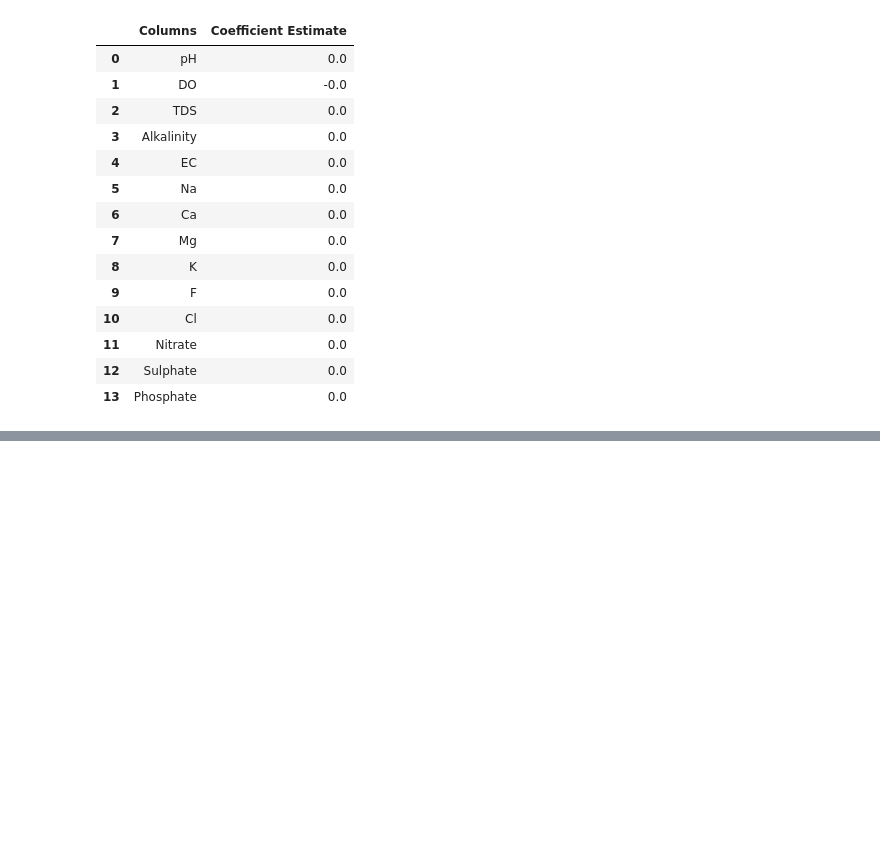
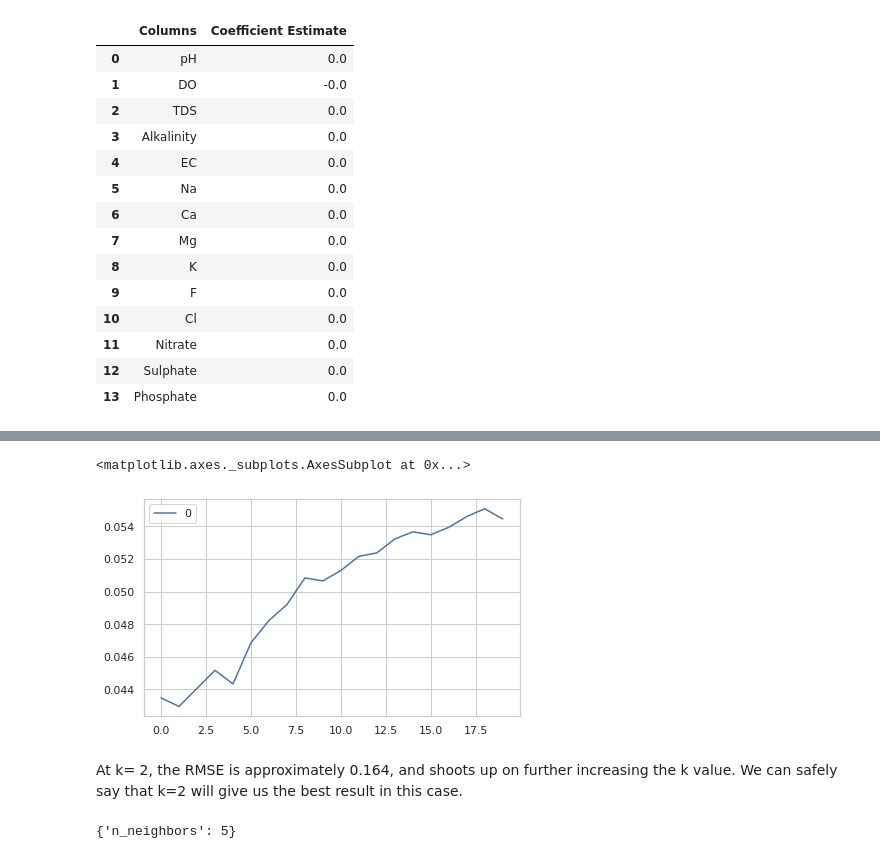
Before and after one commit to ApahSaroj/WPI, a Jupyter notebook: Supervised_Machine_Learning.ipynb, the cells around one changed output, grey strips where cells are left out. Saved outputs shown, nothing was run; the diff lists cells and outputs as text; code cells hidden in the pictures; blank space fills up the shorter version.

```diff
--- a/Supervised_Machine_Learning.ipynb
+++ b/Supervised_Machine_Learning.ipynb
@@ -662,0 +809,11 @@ Mean Squared Error on test set 0.006140676746608994
+# %%
+rmse_val = [] #to store rmse values for different k
+for K in range(20):
+    K = K+1
+    model = neighbors.KNeighborsRegressor(n_neighbors = K)
+
+    model.fit(x_train, y_train)  #fit the model
+    pred=model.predict(x_test) #make prediction on test set
+    error = sqrt(mean_squared_error(y_test,pred)) #calculate rmse
+    rmse_val.append(error) #store rmse values
+    print('RMSE value for k= ' , K , 'is:', error)
@@ -662,0 +841,20 @@ Mean Squared Error on test set 0.006140676746608994
+# %%
+#plotting the rmse values against k values
+curve = pd.DataFrame(rmse_val) #elbow curve
+curve.plot()
+# %% [output]
+<matplotlib.axes._subplots.AxesSubplot at 0x...>
+[figure, added]
+# %% [markdown]
+At k= 2, the RMSE is approximately 0.164, and shoots up on further increasing the k value. We can safely say that k=2 will give us the best result in this case.
+# %%
+from sklearn.model_selection import GridSearchCV
+params = {'n_neighbors':[2,3,4,5,6,7,8,9]}
+
+knn = neighbors.KNeighborsRegressor()
+
+model = GridSearchCV(knn, params, cv=5)
+model.fit(x_train,y_train)
+model.best_params_
+# %% [output]
+{'n_neighbors': 5}
```
Also changed, not shown: parts of 46 cells of this notebook.
